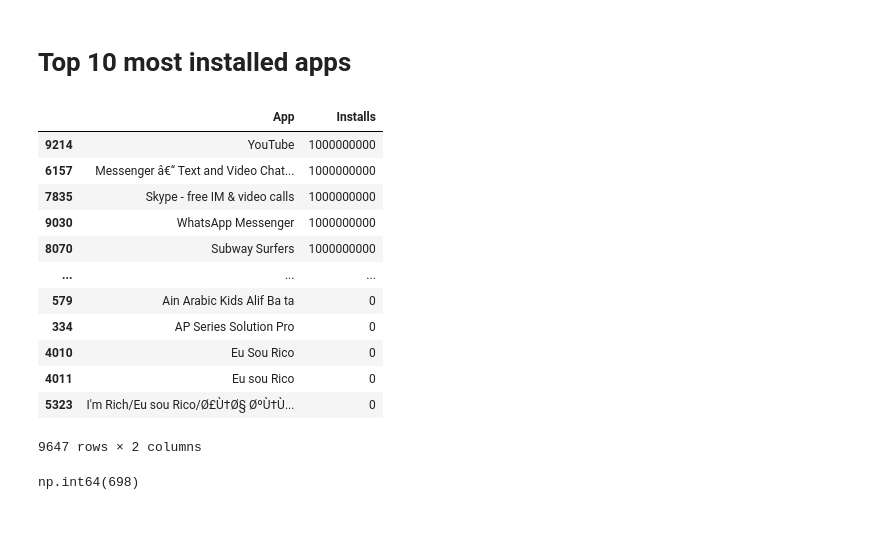
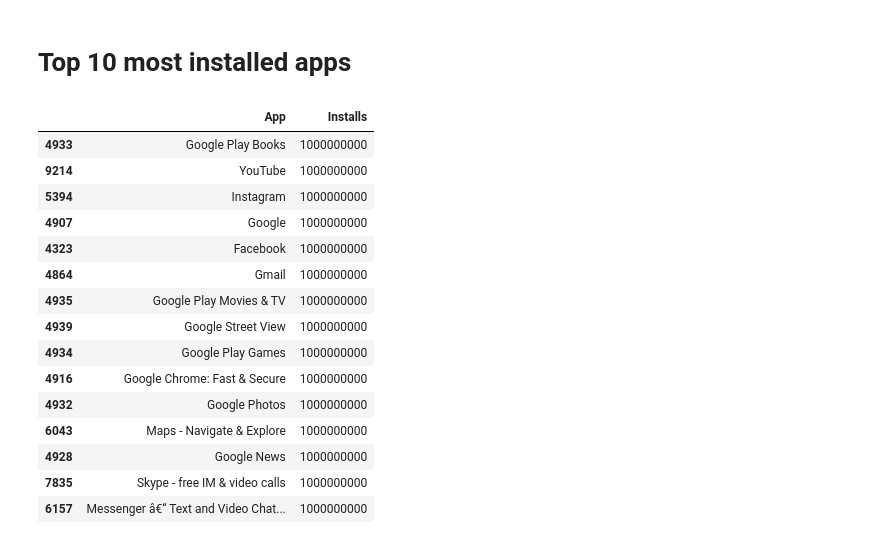
Before and after one commit to R4ghav22/Python-Libraries, a Jupyter notebook: Data-Analysis/Data-Analysis-Project/proj2playstore.ipynb, the cells around one changed output. Cells and saved outputs as stored; diff of their text form; code cells hidden in the pictures.

```diff
--- a/Data-Analysis/Data-Analysis-Project/proj2playstore.ipynb
+++ b/Data-Analysis/Data-Analysis-Project/proj2playstore.ipynb
@@ -259,3 +261,5 @@ data
 | 10839 | The SCP Foundation DB fr nn5n | BOOKS_AND_REFERENCE | 4.5 | 114 | 1.310000e+08 | 1000 | Free | 0.0 | Mature 17+ | Books & Reference | ... |
 | 10840 | iHoroscope - 2018 Daily Horoscope... | LIFESTYLE | 4.5 | 398307 | 1.910000e+08 | 10000000 | Free | 0.0 | Everyone | Lifestyle | ... |
 10345 rows × 13 columns
+# %%
+data.sort_values(by='Reviews' , ascending=False , inplace=True)
@@ -331,22 +400,22 @@ plt.bar(group3['Content Rating'] , group3['App'] , color='Orange')
 # %%
 group4=data.groupby('App')['Installs'].sum().reset_index()
 group4.sort_values(by='Installs' , ascending=False ,  inplace=True)
-group4
+group5=group4.head(15)
+group5
 # %% [output]
 |  | App | Installs |
+| 4933 | Google Play Books | 1000000000 |
 | 9214 | YouTube | 1000000000 |
+| 5394 | Instagram | 1000000000 |
+| 4907 | Google | 1000000000 |
+| 4323 | Facebook | 1000000000 |
+| 4864 | Gmail | 1000000000 |
+| 4935 | Google Play Movies & TV | 1000000000 |
+| 4939 | Google Street View | 1000000000 |
+| 4934 | Google Play Games | 1000000000 |
+| 4916 | Google Chrome: Fast & Secure | 1000000000 |
+| 4932 | Google Photos | 1000000000 |
+| 6043 | Maps - Navigate & Explore | 1000000000 |
+| 4928 | Google News | 1000000000 |
+| 7835 | Skype - free IM & video calls | 1000000000 |
 | 6157 | Messenger â€“ Text and Video Chat... | 1000000000 |
-| 7835 | Skype - free IM & video calls | 1000000000 |
-| 9030 | WhatsApp Messenger | 1000000000 |
-| 8070 | Subway Surfers | 1000000000 |
-| ... | ... | ... |
-| 579 | Ain Arabic Kids Alif Ba ta | 0 |
-| 334 | AP Series Solution Pro | 0 |
-| 4010 | Eu Sou Rico | 0 |
-| 4011 | Eu sou Rico | 0 |
-| 5323 | I'm Rich/Eu sou Rico/Ø£Ù†Ø§ ØºÙ†Ù... | 0 |
-9647 rows × 2 columns
-# %%
-data.duplicated(subset=['App']).sum()
-# %% [output]
-np.int64(698)
```
Also changed, not shown: parts of 42 cells of this notebook.
